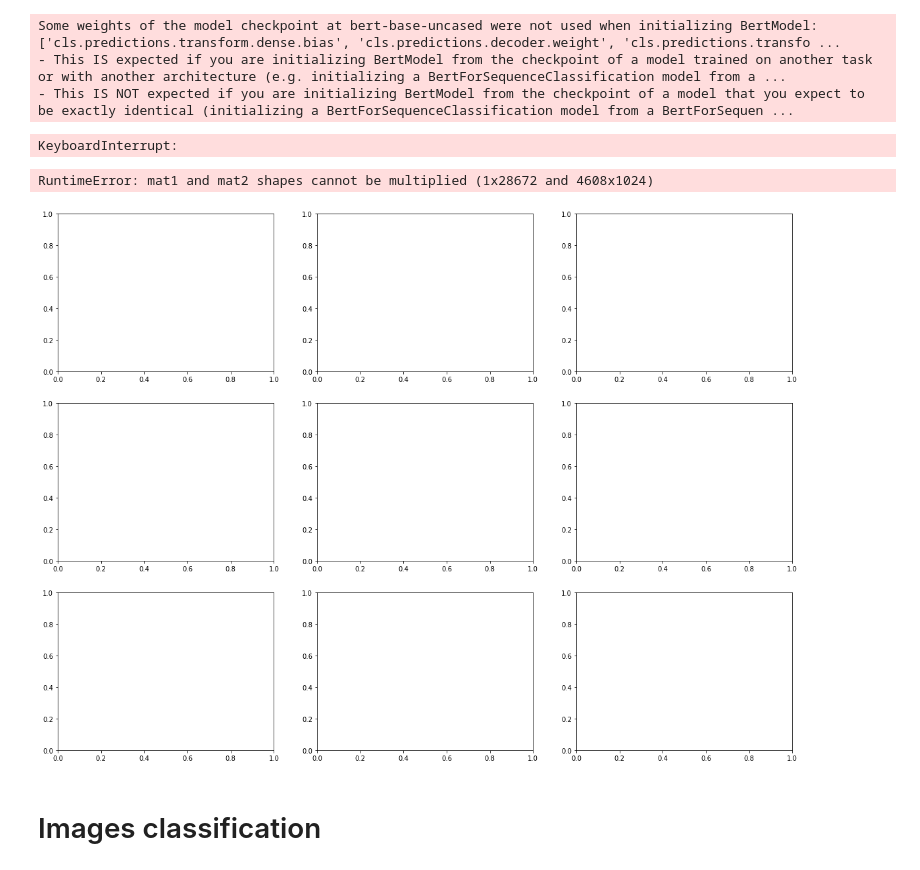
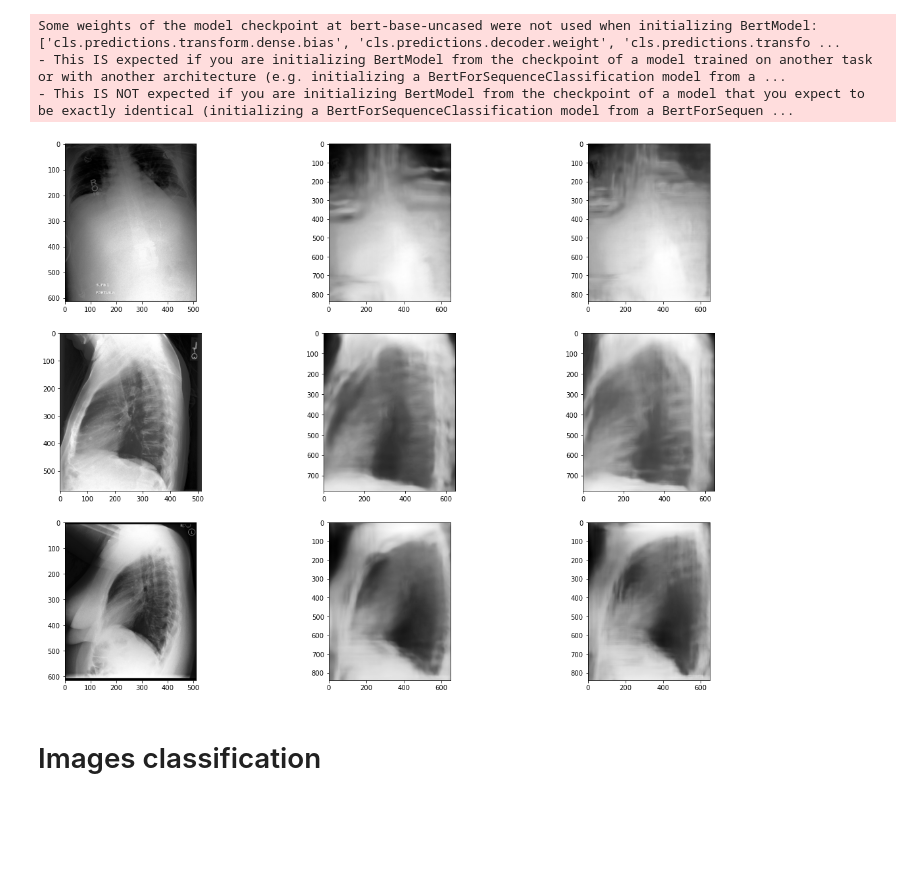
Before and after one commit to alibell/mimic_cxr_clustering, a Jupyter notebook: report.ipynb, the cells around one changed output. Drawn from its saved outputs; the diff is of its cells as text; code cells hidden in the pictures; blank space fills up the shorter version.

```diff
--- a/report.ipynb
+++ b/report.ipynb
@@ -278,7 +278,7 @@ model_path = "./models/cxr_ae_2_unet_v1.model"
 cxr_ae_2_unet_model = cxr_unet_ae_2(embedding_size=768)
 
 if os.path.exists(model_path):
-    cxr_ae_2_model.load_model(model_path)
+    cxr_ae_2_unet_model.load_model(model_path)
 # %%
 bert_embedder = BertEmbedder(preprocessing=False, batch_size=128, use_gpu_if_available=True)
 #y_embeddings = tuple([torch.tensor(get_documents_embeddings(y, bert_embedder, column), dtype=torch.float32) for column in ["report_findings", "report_impression"]])
@@ -298,31 +298,28 @@ train_model(
     use_gpu_if_available=True,
     loss_names=["Reconstruction loss", "Embedding Loss"],
 )
-# %% [output]
-KeyboardInterrupt:
 # %%
 cxr_ae_2_unet_model.save_model(model_path)
 # %%
 # Somes images, their latent space and re-construction
 with torch.no_grad():
     device = "cuda" if torch.cuda.is_available() else "cpu"
     model1 = cxr_ae_1_unet_model.to(device)
     model2 = cxr_ae_2_unet_model.to(device)
 
     fig, axs = plt.subplots(3, len(visual_check_id), figsize=(20,15))
 
     for i in range(len(visual_check_id)):
         image = X[0][[visual_check_id[i]]][0]
         preprocessed_image = preprocess_image(numpy_to_tensor(image), size=512).to(device)
         decoded_image_ae1 = model1.fullpass(preprocessed_image.unsqueeze(0))
-        decoded_image_ae2 = model2.fullpass(preprocessed_image.unsqueeze(0))
+        decoded_image_ae2, _ = model2.fullpass(preprocessed_image.unsqueeze(0), embedding=False)
 
         axs[i][0].imshow(tensor_to_numpy(preprocessed_image), cmap="gray")
         axs[i][1].imshow(tensor_to_numpy(decoded_image_ae1), cmap="gray")
         axs[i][2].imshow(tensor_to_numpy(decoded_image_ae2), cmap="gray")
 # %% [output]
-RuntimeError: mat1 and mat2 shapes cannot be multiplied (1x28672 and 4608x1024)
-[figure, old version]
+[figure, new version]
 # %% [markdown]
 # Images classification
 # %% [markdown]
```
Also changed, not shown: parts of 5 cells of this notebook, 1 other file.
